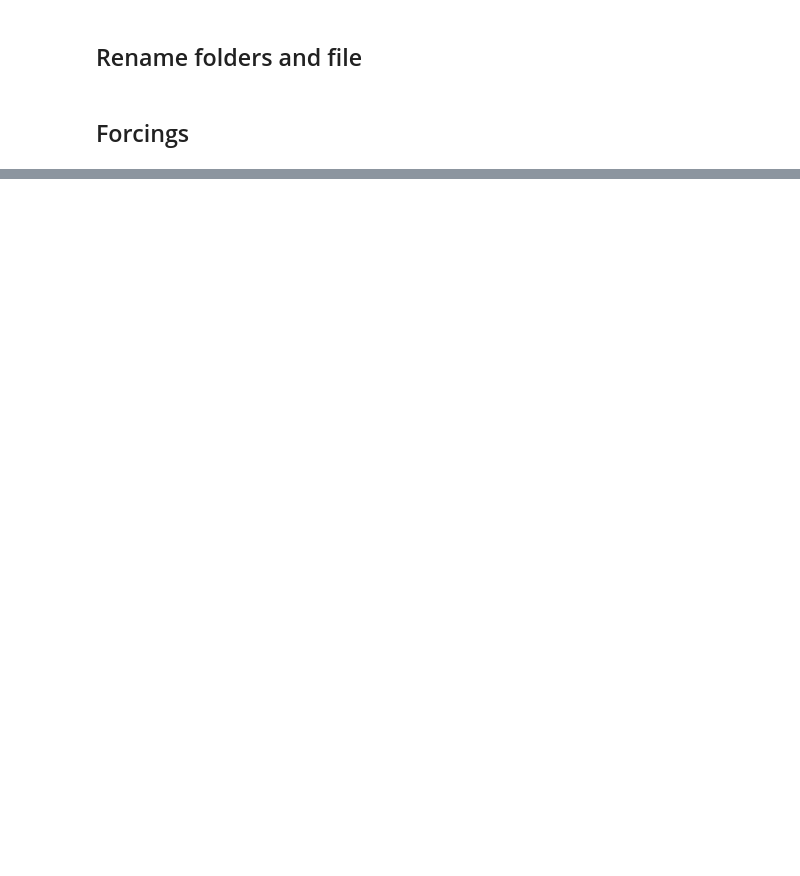
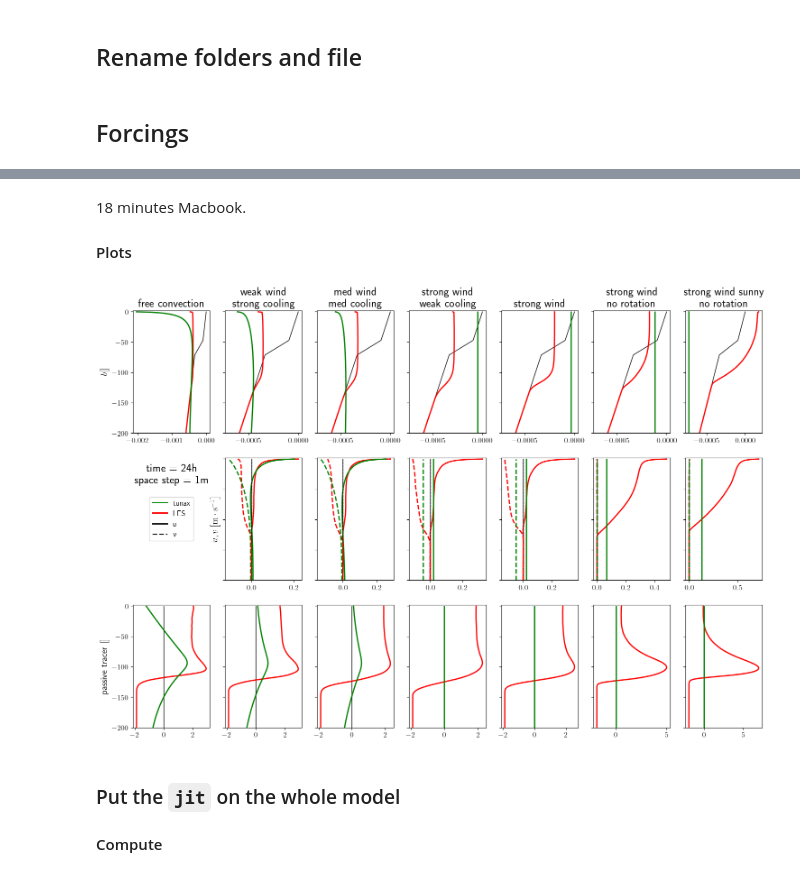
Before and after one commit to meom-group/tunax, a Jupyter notebook: dev_experiments/k-epsilon_Wagner_LES.ipynb, the cells around one changed output, grey strips where cells are left out. Drawn from its saved outputs; the diff is of its cells as text; code cells hidden in the pictures; blank space fills up the shorter version.

```diff
--- a/dev_experiments/k-epsilon_Wagner_LES.ipynb
+++ b/dev_experiments/k-epsilon_Wagner_LES.ipynb
@@ -853,0 +393,10 @@ plt.show()
+# %% [markdown]
+18 minutes Macbook.
+#### Plots
+# %%
+plot_wag(24, 1, os.path.join(OUTPUTS_PATH, 'temporal_loop_scan'))
+# %% [output]
+[figure, added]
+# %% [markdown]
+### Put the `jit` on the whole model
+#### Compute
```
Also changed, not shown: parts of 61 cells of this notebook, 13 other files.
